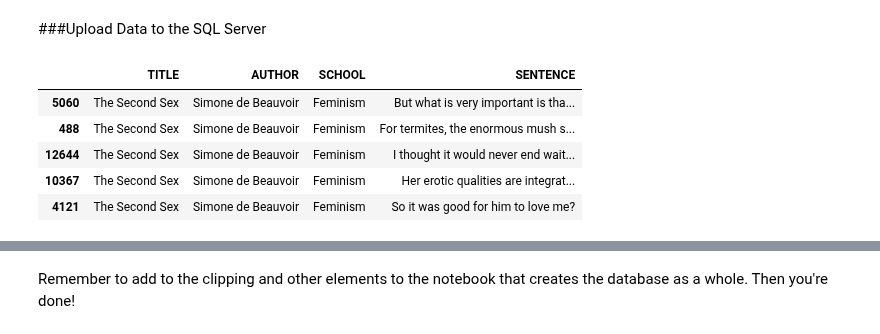
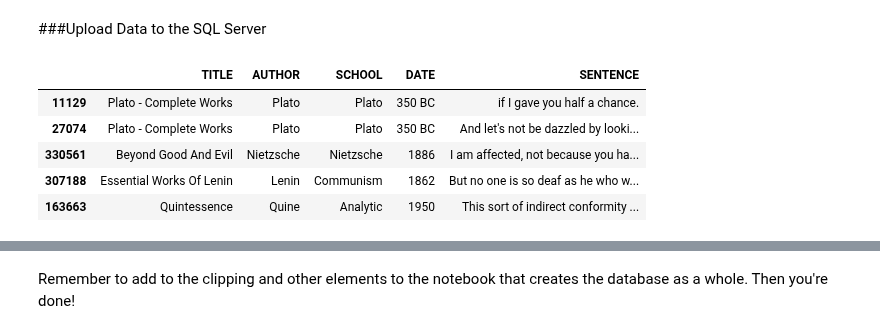
Before and after one commit to kcalizadeh/PDP_data_processing, a Jupyter notebook: new_text_introduction_notebook.ipynb, the cells around one changed output, grey strips where cells are left out. Drawn from its saved outputs; the diff is of its cells as text; code cells hidden in the pictures.

```diff
--- a/new_text_introduction_notebook.ipynb
+++ b/new_text_introduction_notebook.ipynb
@@ -411,0 +434,7 @@ len(df[df['sentence_str'].str.contains('\sil\s')])
+# %%
+# markers of french and notes
+df = df.drop(df[df['sentence_str'].str.contains('\schapitre')].index)
+df = df.drop(df[df['sentence_str'].str.contains('\salisme')].index)
+df = df.drop(df[df['sentence_str'].str.contains('\sHahn')].index)
+
+len(df)
@@ -411,0 +443,6 @@ len(df[df['sentence_str'].str.contains('\sil\s')])
+# %%
+# some notes in Kant
+df = df.drop(df[df['sentence_str'].str.contains('\sVorl\s')].index)
+df = df.drop(df[df['sentence_str'].str.contains('\sberschwenglich')].index)
+
+len(df)
@@ -411,0 +451,6 @@ len(df[df['sentence_str'].str.contains('\sil\s')])
+# %%
+# a common phrase in Plato / Aristotle footnotes
+df = df.drop(df[(df['author']=='Plato') & (df['sentence_str'].str.contains('(?i)reading')) & (df['sentence_length'] < 40)].index)
+df = df.drop(df[(df['author']=='Aristotle') & (df['sentence_str'].str.contains('(?i)reading')) & (df['sentence_length'] < 40)].index)
+
+len(df)
@@ -411,0 +459,5 @@ len(df[df['sentence_str'].str.contains('\sil\s')])
+# %%
+# mentions of Aristotle in Plato
+df = df.drop(df[(df['author']=='Plato') & df['sentence_str'].str.contains('Aristotle')].index)
+
+len(df)
@@ -502,20 +565,33 @@ files.download('phil_nlp.csv')
 ###Upload Data to the SQL Server
 # %%
 # prepare to upload to the PostgreSQL database
-for_db = df
+
+# note which dataframe you set this to - new_df for the whole dataset, df for
+# just the new text
+
+for_db = og_df
+for_db['date'] = for_db['original_publication_date']
+for_db['date'] = for_db['date'].apply(lambda x: str(x)[1:]+' BC' if x < 0 else str(x))
 for_db['sentence'] = for_db['sentence_str']
 for_db['school'] = for_db['school'].apply(lambda x: x.replace('_', ' ').title())
-for_db = for_db.drop(['sentence_spacy', 'sentence_length', 'sentence_str', 'tokenized_txt', 'lemmatized_str'], axis=1)
+for_db = for_db.drop(['sentence_spacy',
+                      'sentence_length',
+                      'sentence_lowered',
+                      'sentence_str',
+                      'tokenized_txt',
+                      'lemmatized_str',
+                      'corpus_edition_date',
+                      'original_publication_date'], axis=1)
 for_db.columns = [i.upper() for i in for_db.columns]
 
 for_db.sample(5)
 # %% [output]
-|  | TITLE | AUTHOR | SCHOOL | SENTENCE |
-| 5060 | The Second Sex | Simone de Beauvoir | Feminism | But what is very important is tha... |
-| 488 | The Second Sex | Simone de Beauvoir | Feminism | For termites, the enormous mush s... |
-| 12644 | The Second Sex | Simone de Beauvoir | Feminism | I thought it would never end wait... |
-| 10367 | The Second Sex | Simone de Beauvoir | Feminism | Her erotic qualities are integrat... |
-| 4121 | The Second Sex | Simone de Beauvoir | Feminism | So it was good for him to love me? |
+|  | TITLE | AUTHOR | SCHOOL | DATE | SENTENCE |
+| 11129 | Plato - Complete Works | Plato | Plato | 350 BC | if I gave you half a chance. |
+| 27074 | Plato - Complete Works | Plato | Plato | 350 BC | And let's not be dazzled by looki... |
+| 330561 | Beyond Good And Evil | Nietzsche | Nietzsche | 1886 | I am affected, not because you ha... |
+| 307188 | Essential Works Of Lenin | Lenin | Communism | 1862 | But no one is so deaf as he who w... |
+| 163663 | Quintessence | Quine | Analytic | 1950 | This sort of indirect conformity ... |
 # %%
 len(for_db)
 # %% [output]
```
Also changed, not shown: parts of 30 cells of this notebook.
